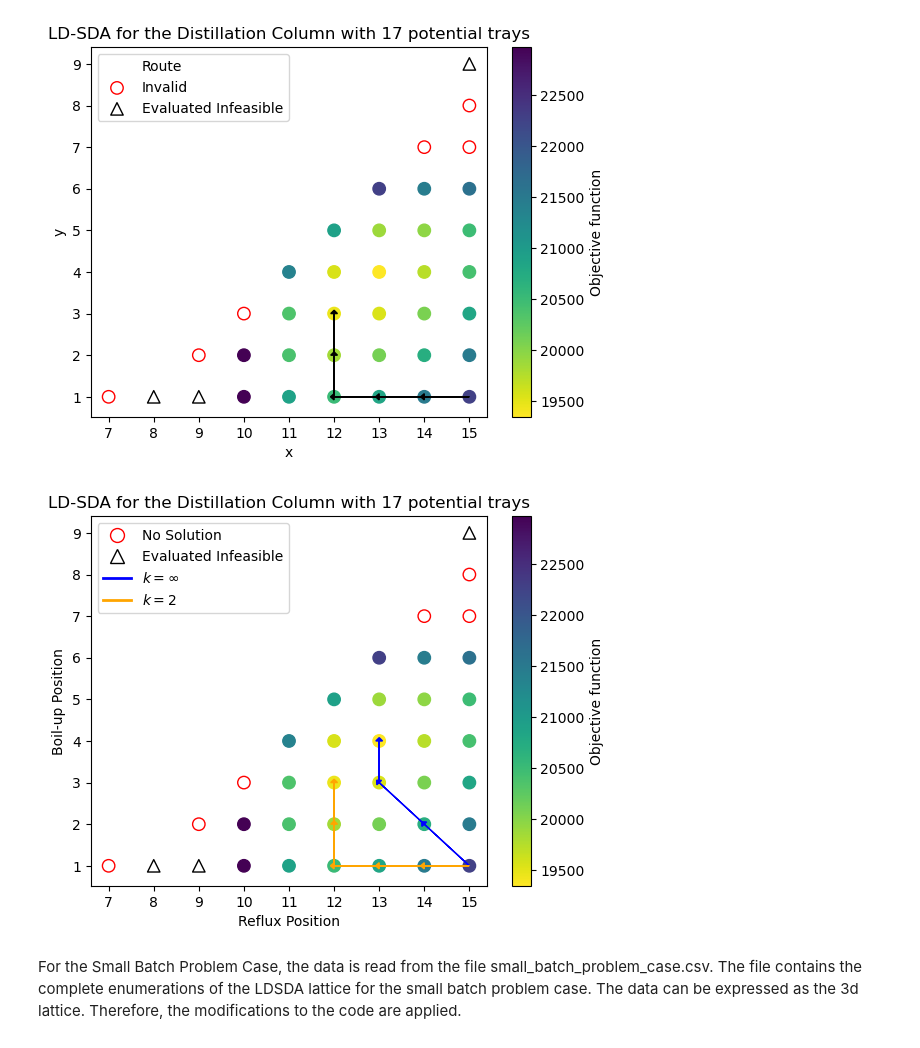
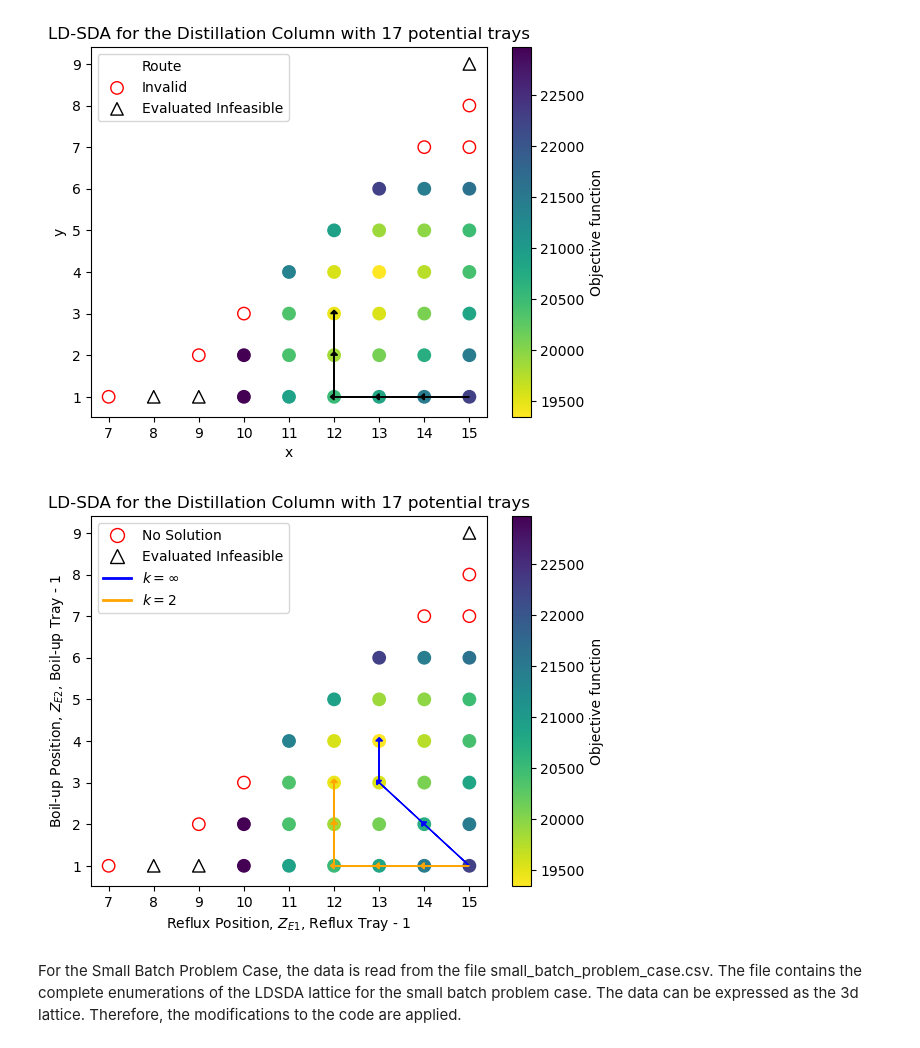
Before and after one commit to SECQUOIA/dsda-gdp, a Jupyter notebook: results/visualize_ldsda_pathways.ipynb, the cells around one changed output. Cells and saved outputs as stored; diff of their text form; code cells hidden in the pictures.

```diff
--- a/results/visualize_ldsda_pathways.ipynb
+++ b/results/visualize_ldsda_pathways.ipynb
@@ -148,6 +148,7 @@ def visualize_dsda(
     plt.title('LD-SDA for the Distillation Column with 17 potential trays')
     plt.xlabel(ext1_name)
     plt.ylabel(ext2_name)
+    # plt.figtext(0.5, -0.05, 'The number indicated in the external variable is the number given in the actual tray minus 1. ', wrap=True, horizontalalignment='center', fontsize=10)
     legend_elements = [
         plt.Line2D([0], [0], marker='o', color='red', markerfacecolor='white', markersize=10, label='No Solution', linestyle='None'),
         plt.Line2D([0], [0], marker='^', color='black', markerfacecolor='white', markersize=10, label='Evaluated Infeasible', linestyle='None'),
@@ -159,35 +160,35 @@ def visualize_dsda(
 
 df = pd.read_csv('compl_enum_column_17_baron.csv')
 
 # Filter points based on their status
 optimal_df = df[df['Status'] == 'Optimal']
 infeasible_df = df[df['Status'] == 'Evaluated_Infeasible']
 
 # Extract x, y coordinates and objective values for optimal points
 feas_x = optimal_df['x'].tolist()
 feas_y = optimal_df['y'].tolist()
 objs = optimal_df['Objective'].tolist()  # Replacing NaN with 0 for plotting purposes
 
 # Extract x, y coordinates for infeasible points
 infeas_x = infeasible_df['x'].tolist()
 infeas_y = infeasible_df['y'].tolist()
 
 # Identify points with NaN objectives within the optimal dataset
 nan_obj_indices = optimal_df['Objective'].index[optimal_df['Objective'].isna()].tolist()
 nan_x = optimal_df['x'][nan_obj_indices].tolist()
 nan_y = optimal_df['y'][nan_obj_indices].tolist()
 
 # For the route, I am assuming you want to traverse optimal points in order they appear in the CSV
 route1 = [(15, 1), (14, 2), (13, 3), (13, 4)]
 route2 = [(15, 1), (14, 1), (13, 1), (12, 1), (12, 2), (12, 3)]
 
 # Visualize both routes on the same graph
 routes_colors = [(route1, 'blue'), (route2, 'orange')]
 # routes_colors = [(route1, 'blue')]
 # routes_colors = [(route2, 'orange')]
-visualize_dsda(routes_colors=routes_colors, feas_x=feas_x, feas_y=feas_y, infeas_x=infeas_x, infeas_y=infeas_y, nan_x=nan_x, nan_y=nan_y, objs=objs, ext1_name='Reflux Position', ext2_name='Boil-up Position')
+visualize_dsda(routes_colors=routes_colors, feas_x=feas_x, feas_y=feas_y, infeas_x=infeas_x, infeas_y=infeas_y, nan_x=nan_x, nan_y=nan_y, objs=objs, ext1_name='Reflux Position, $Z_{E1}$, Reflux Tray - 1 ', ext2_name='Boil-up Position, $Z_{E2}$, Boil-up Tray - 1')
 # %% [output]
-[figure, old version]
+[figure, new version]
 # %% [markdown]
 For the Small Batch Problem Case, the data is read from the file small_batch_problem_case.csv. The file contains the complete enumerations of the LDSDA lattice for the small batch problem case.
 The data can be expressed as the 3d lattice.
```
